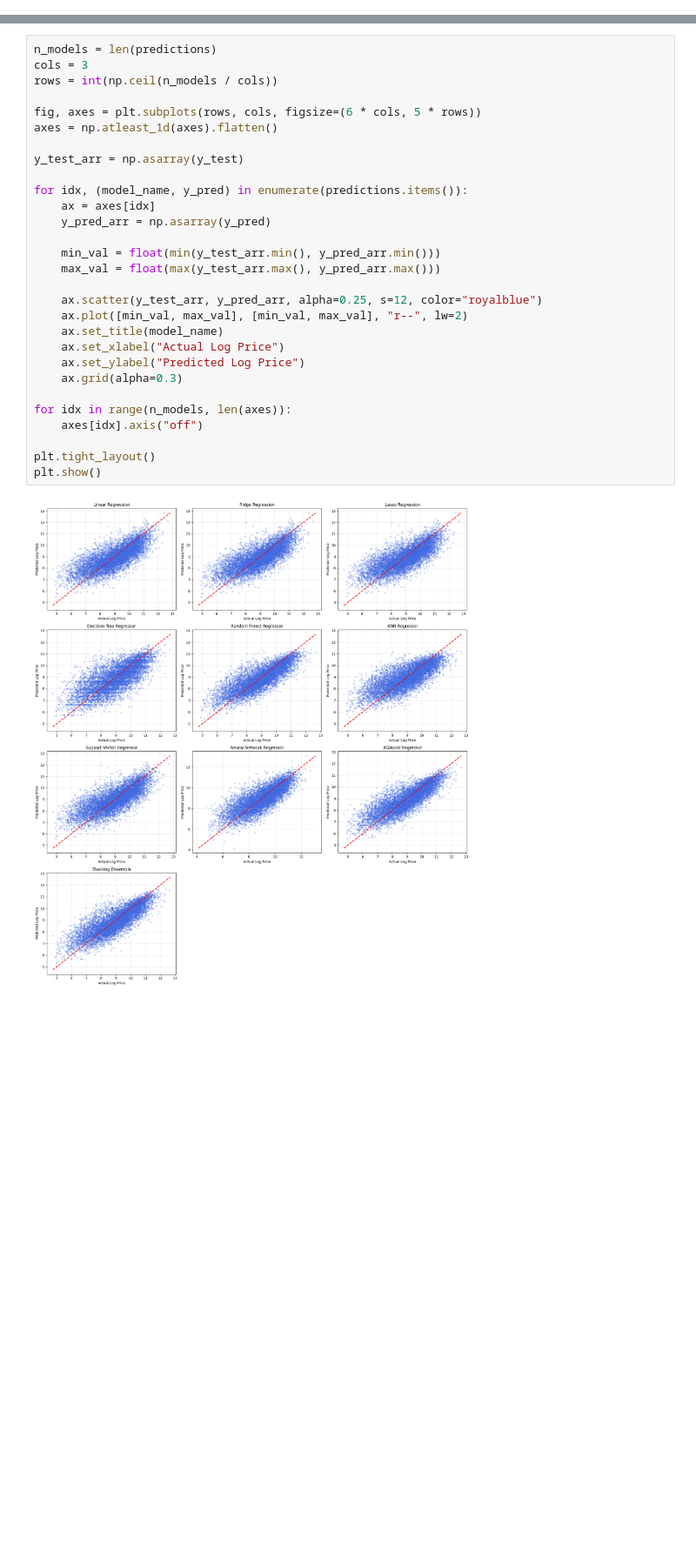
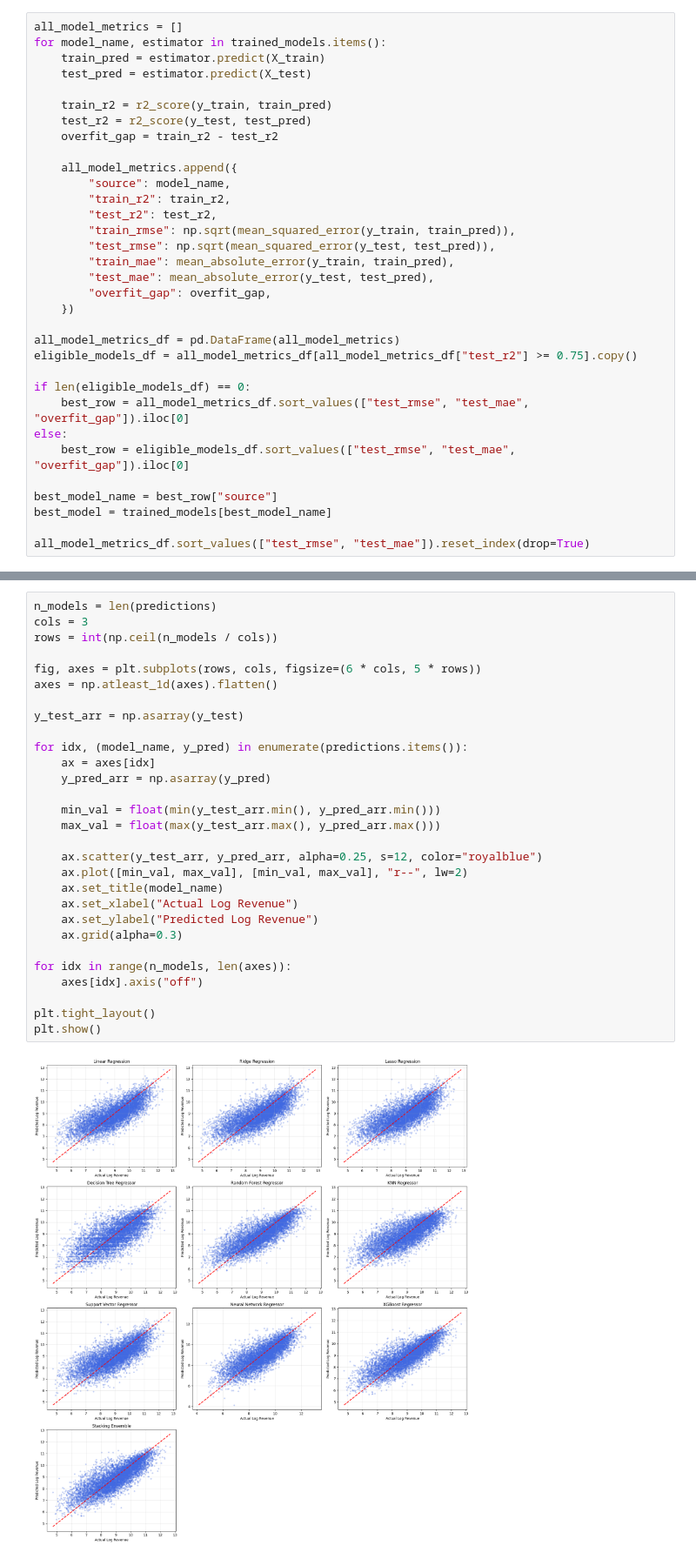
Before and after one commit to Jayant070/Airbnb-Data-Science-Project, a Jupyter notebook: Notebooks/05_Training_Revenue.ipynb, the cells around one changed output, grey strips where cells are left out. Shown at 87% size. Drawn from its saved outputs; the diff is of its cells as text; blank space fills up the shorter version.

```diff
--- a/Notebooks/05_Training_Revenue.ipynb
+++ b/Notebooks/05_Training_Revenue.ipynb
@@ -263,3 +259,36 @@ results_df
 | 7 | Lasso Regression | 0.5786 | 0.5723 | 0.8759 | 0.8795 | 0.6910 | 0.6940 |
 | 8 | Support Vector Regressor | 0.5733 | 0.5685 | 0.8814 | 0.8833 | 0.6859 | 0.6881 |
 | 9 | Decision Tree Regressor | 0.7201 | 0.5238 | 0.7138 | 0.9280 | 0.5536 | 0.7176 |
+# %%
+all_model_metrics = []
+for model_name, estimator in trained_models.items():
+    train_pred = estimator.predict(X_train)
+    test_pred = estimator.predict(X_test)
+
+    train_r2 = r2_score(y_train, train_pred)
+    test_r2 = r2_score(y_test, test_pred)
+    overfit_gap = train_r2 - test_r2
+
+    all_model_metrics.append({
+        "source": model_name,
+        "train_r2": train_r2,
+        "test_r2": test_r2,
+        "train_rmse": np.sqrt(mean_squared_error(y_train, train_pred)),
+        "test_rmse": np.sqrt(mean_squared_error(y_test, test_pred)),
+        "train_mae": mean_absolute_error(y_train, train_pred),
+        "test_mae": mean_absolute_error(y_test, test_pred),
+        "overfit_gap": overfit_gap,
+    })
+
+all_model_metrics_df = pd.DataFrame(all_model_metrics)
+eligible_models_df = all_model_metrics_df[all_model_metrics_df["test_r2"] >= 0.75].copy()
+
+if len(eligible_models_df) == 0:
+    best_row = all_model_metrics_df.sort_values(["test_rmse", "test_mae", "overfit_gap"]).iloc[0]
+else:
+    best_row = eligible_models_df.sort_values(["test_rmse", "test_mae", "overfit_gap"]).iloc[0]
+
+best_model_name = best_row["source"]
+best_model = trained_models[best_model_name]
+
+all_model_metrics_df.sort_values(["test_rmse", "test_mae"]).reset_index(drop=True)
@@ -266,31 +302,31 @@ results_df
 # %%
 n_models = len(predictions)
 cols = 3
 rows = int(np.ceil(n_models / cols))
 
 fig, axes = plt.subplots(rows, cols, figsize=(6 * cols, 5 * rows))
 axes = np.atleast_1d(axes).flatten()
 
 y_test_arr = np.asarray(y_test)
 
 for idx, (model_name, y_pred) in enumerate(predictions.items()):
     ax = axes[idx]
     y_pred_arr = np.asarray(y_pred)
 
     min_val = float(min(y_test_arr.min(), y_pred_arr.min()))
     max_val = float(max(y_test_arr.max(), y_pred_arr.max()))
 
     ax.scatter(y_test_arr, y_pred_arr, alpha=0.25, s=12, color="royalblue")
     ax.plot([min_val, max_val], [min_val, max_val], "r--", lw=2)
     ax.set_title(model_name)
-    ax.set_xlabel("Actual Log Price")
-    ax.set_ylabel("Predicted Log Price")
+    ax.set_xlabel("Actual Log Revenue")
+    ax.set_ylabel("Predicted Log Revenue")
     ax.grid(alpha=0.3)
 
 for idx in range(n_models, len(axes)):
     axes[idx].axis("off")
 
 plt.tight_layout()
 plt.show()
 # %% [output]
-[figure, old version]
+[figure, new version]
```
Also changed, not shown: parts of 8 cells of this notebook, 25 other files.
